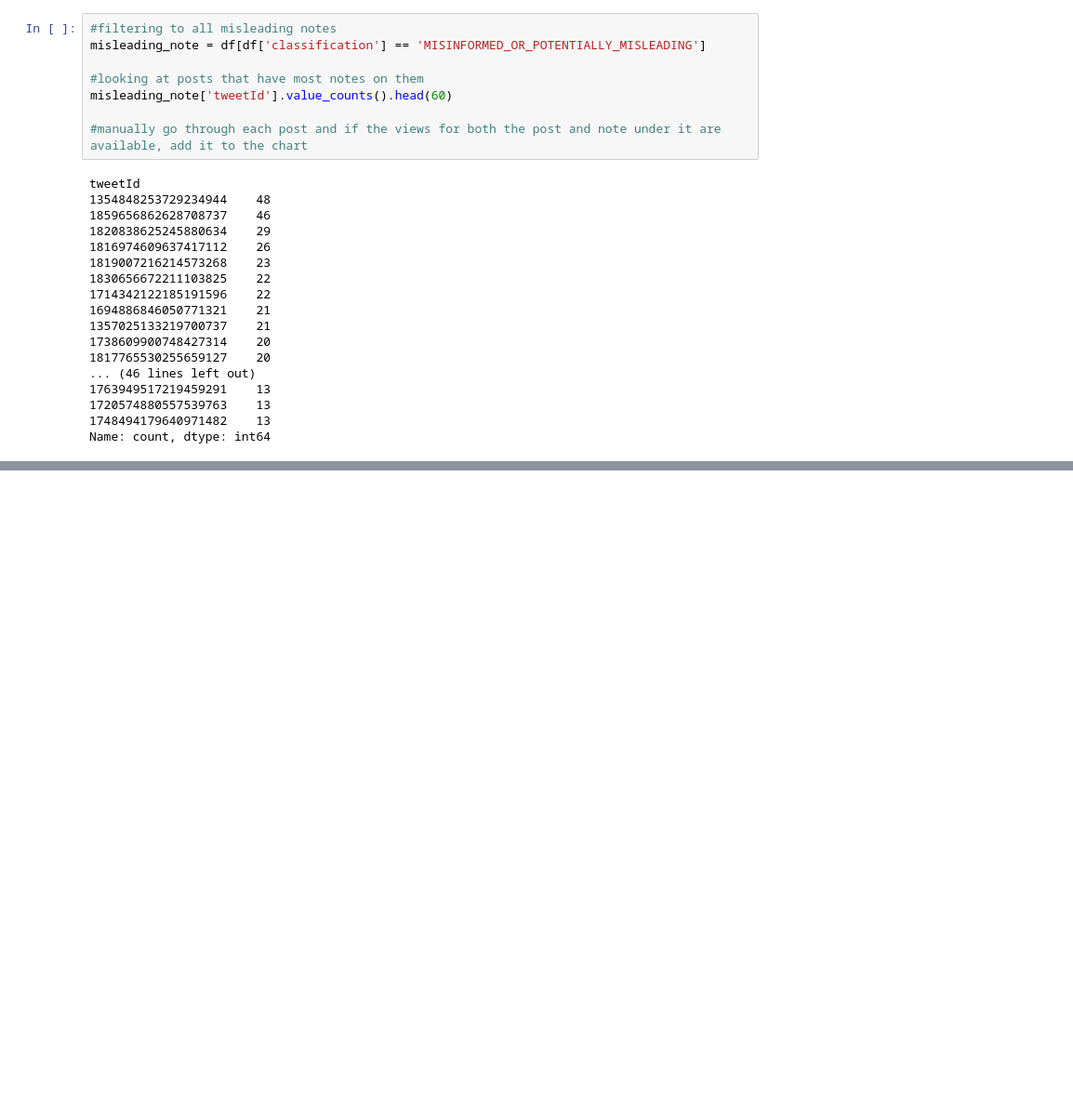
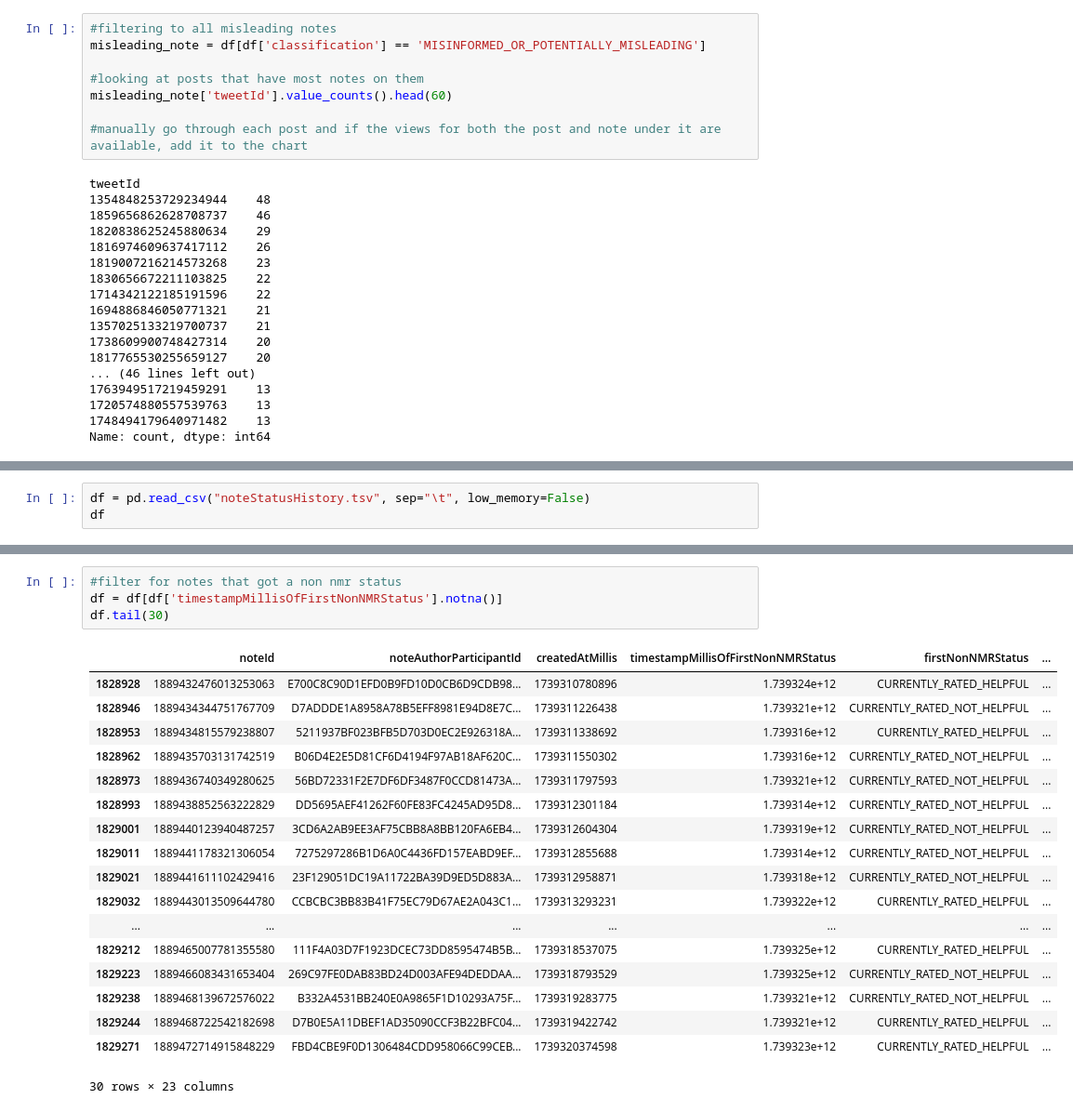
Before and after one commit to hazel-gandhi/community-notes-analysis, a Jupyter notebook: cn_analysis.ipynb, the cells around one changed output, grey strips where cells are left out. Shown: that part at 93% size. Cells and saved outputs as stored; diff of their text form; blank space fills up the shorter version.

```diff
--- a/cn_analysis.ipynb
+++ b/cn_analysis.ipynb
@@ -338,0 +341,3 @@ Name: count, dtype: int64
+# %%
+df = pd.read_csv("noteStatusHistory.tsv", sep="\t", low_memory=False)
+df
@@ -338,0 +358,23 @@ Name: count, dtype: int64
+# %%
+#filter for notes that got a non nmr status
+df = df[df['timestampMillisOfFirstNonNMRStatus'].notna()]
+df.tail(30)
+# %% [output]
+|  | noteId | noteAuthorParticipantId | createdAtMillis | timestampMillisOfFirstNonNMRStatus | firstNonNMRStatus | ... |
+| 1828928 | 1889432476013253063 | E700C8C90D1EFD0B9FD10D0CB6D9CDB98... | 1739310780896 | 1.739324e+12 | CURRENTLY_RATED_HELPFUL | ... |
+| 1828946 | 1889434344751767709 | D7ADDDE1A8958A78B5EFF8981E94D8E7C... | 1739311226438 | 1.739321e+12 | CURRENTLY_RATED_NOT_HELPFUL | ... |
+| 1828953 | 1889434815579238807 | 5211937BF023BFB5D703D0EC2E926318A... | 1739311338692 | 1.739316e+12 | CURRENTLY_RATED_HELPFUL | ... |
+| 1828962 | 1889435703131742519 | B06D4E2E5D81CF6D4194F97AB18AF620C... | 1739311550302 | 1.739316e+12 | CURRENTLY_RATED_NOT_HELPFUL | ... |
+| 1828973 | 1889436740349280625 | 56BD72331F2E7DF6DF3487F0CCD81473A... | 1739311797593 | 1.739321e+12 | CURRENTLY_RATED_NOT_HELPFUL | ... |
+| 1828993 | 1889438852563222829 | DD5695AEF41262F60FE83FC4245AD95D8... | 1739312301184 | 1.739314e+12 | CURRENTLY_RATED_NOT_HELPFUL | ... |
+| 1829001 | 1889440123940487257 | 3CD6A2AB9EE3AF75CBB8A8BB120FA6EB4... | 1739312604304 | 1.739319e+12 | CURRENTLY_RATED_NOT_HELPFUL | ... |
+| 1829011 | 1889441178321306054 | 7275297286B1D6A0C4436FD157EABD9EF... | 1739312855688 | 1.739314e+12 | CURRENTLY_RATED_NOT_HELPFUL | ... |
+| 1829021 | 1889441611102429416 | 23F129051DC19A11722BA39D9ED5D883A... | 1739312958871 | 1.739318e+12 | CURRENTLY_RATED_NOT_HELPFUL | ... |
+| 1829032 | 1889443013509644780 | CCBCBC3BB83B41F75EC79D67AE2A043C1... | 1739313293231 | 1.739322e+12 | CURRENTLY_RATED_HELPFUL | ... |
+| ... | ... | ... | ... | ... | ... | ... |
+| 1829212 | 1889465007781355580 | 111F4A03D7F1923DCEC73DD8595474B5B... | 1739318537075 | 1.739325e+12 | CURRENTLY_RATED_HELPFUL | ... |
+| 1829223 | 1889466083431653404 | 269C97FE0DAB83BD24D003AFE94DEDDAA... | 1739318793529 | 1.739325e+12 | CURRENTLY_RATED_NOT_HELPFUL | ... |
+| 1829238 | 1889468139672576022 | B332A4531BB240E0A9865F1D10293A75F... | 1739319283775 | 1.739321e+12 | CURRENTLY_RATED_NOT_HELPFUL | ... |
+| 1829244 | 1889468722542182698 | D7B0E5A11DBEF1AD35090CCF3B22BFC04... | 1739319422742 | 1.739321e+12 | CURRENTLY_RATED_HELPFUL | ... |
+| 1829271 | 1889472714915848229 | FBD4CBE9F0D1306484CDD958066C99CEB... | 1739320374598 | 1.739323e+12 | CURRENTLY_RATED_HELPFUL | ... |
+30 rows × 23 columns
```
Also changed, not shown: parts of 3 cells of this notebook, 13 other files.
